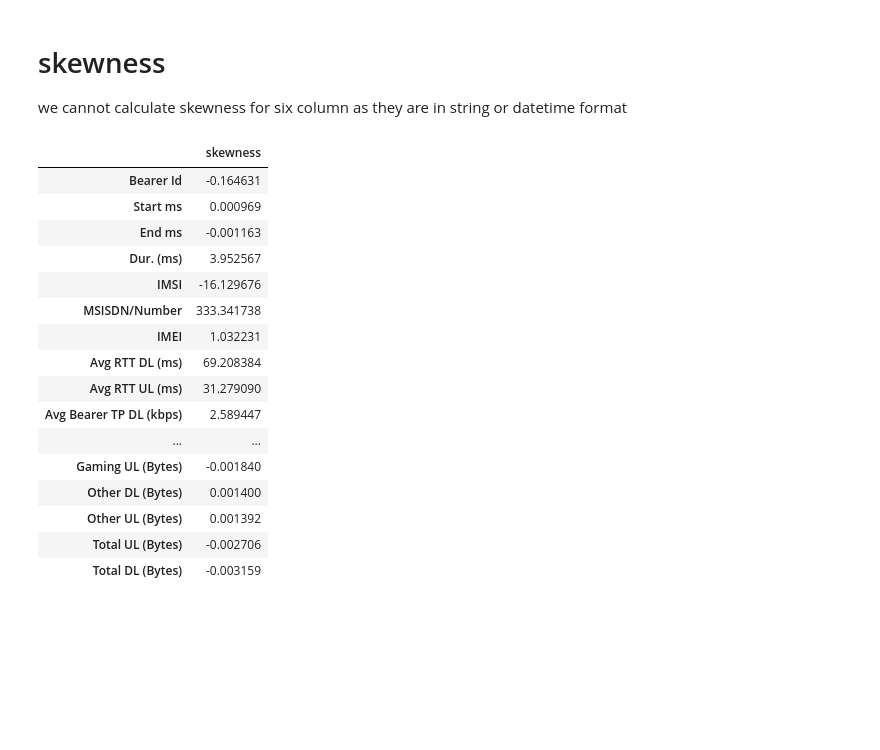
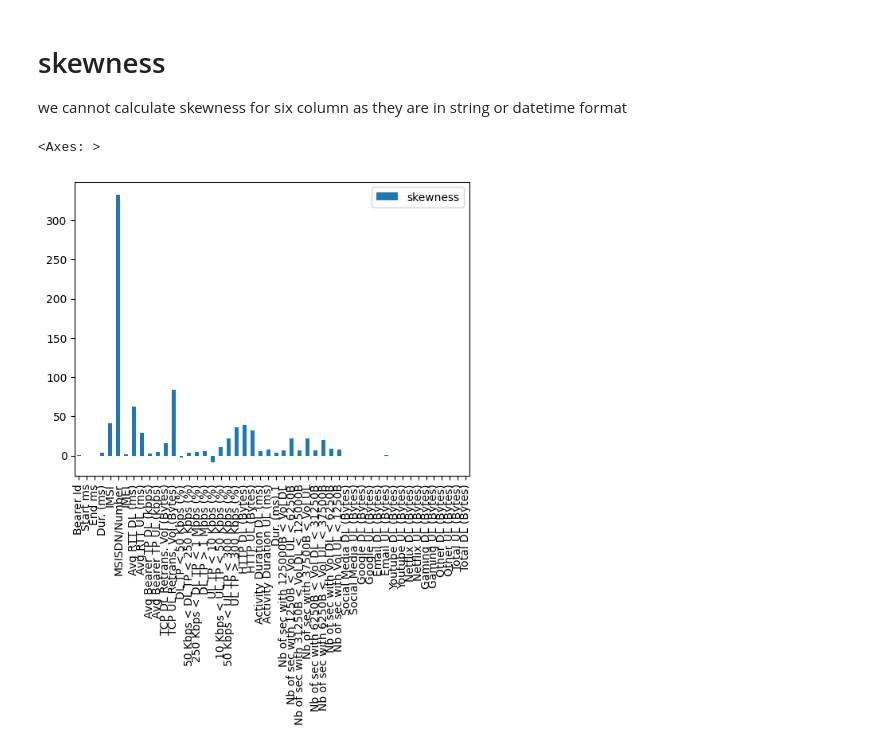
Before and after one commit to olaniSiyum/User_Analytics_in_the_Telecommunication_industry, a Jupyter notebook: notebook/data_cleaning.ipynb, the cells around one changed output. Drawn from its saved outputs; the diff is of its cells as text; code cells hidden in the pictures; blank space fills up the shorter version.

```diff
--- a/notebook/data_cleaning.ipynb
+++ b/notebook/data_cleaning.ipynb
@@ -168,28 +168,14 @@ we cannot calculate skewness for six column as they are in string or datetime fo
 # %%
 # Exclude non-numeric columns and calculate skewness
 import numpy as np
 numeric_columns = df.select_dtypes(include=np.number)
 skewness = numeric_columns.skew(axis=0, skipna=True)
 
 # Create DataFrame to store skewness values
 df_skewness = pd.DataFrame({'skewness': skewness})
 df_skewness
+df_skewness.plot(kind='bar')
 # %% [output]
-|  | skewness |
-| Bearer Id | -0.164631 |
-| Start ms | 0.000969 |
-| End ms | -0.001163 |
-| Dur. (ms) | 3.952567 |
-| IMSI | -16.129676 |
-| MSISDN/Number | 333.341738 |
-| IMEI | 1.032231 |
-| Avg RTT DL (ms) | 69.208384 |
-| Avg RTT UL (ms) | 31.279090 |
-| Avg Bearer TP DL (kbps) | 2.589447 |
-| ... | ... |
-| Gaming UL (Bytes) | -0.001840 |
-| Other DL (Bytes) | 0.001400 |
-| Other UL (Bytes) | 0.001392 |
-| Total UL (Bytes) | -0.002706 |
-| Total DL (Bytes) | -0.003159 |
+<Axes: >
+[figure, added]
 # %%
```
Also changed, not shown: parts of 11 cells of this notebook.
